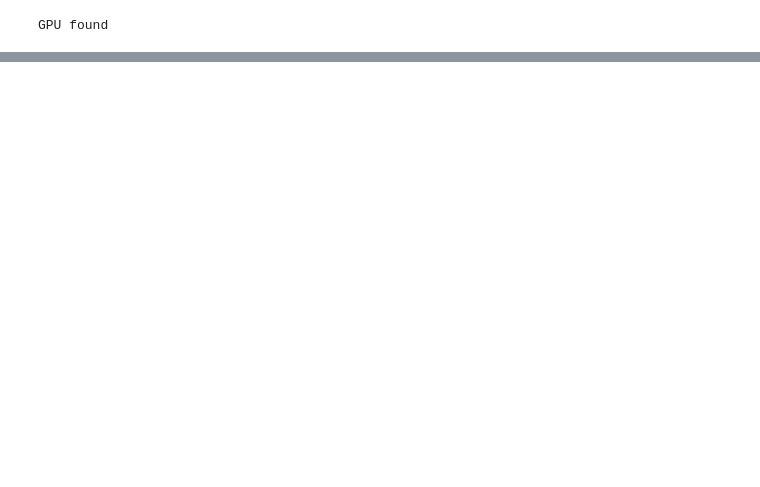
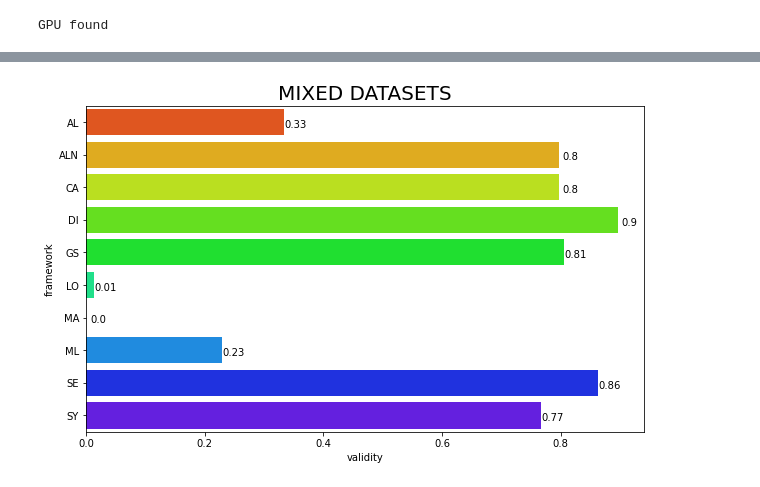
Before and after one commit to ADMAntwerp/CounterfactualBenchmark, a Jupyter notebook: CF Result Analisys.ipynb, the cells around one changed output, grey strips where cells are left out. Saved outputs shown, nothing was run; the diff lists cells and outputs as text; code cells hidden in the pictures; blank space fills up the shorter version.

```diff
--- a/CF Result Analisys.ipynb
+++ b/CF Result Analisys.ipynb
@@ -602,0 +917,16 @@ dsNames = np.sort(list(VAR_TYPES.keys())).tolist()
+# %%
+# Mixed
+validity_analysis_mix = df_all_results[df_all_results['dataset'].isin(mix_ds)][['framework', 'validity']].copy()
+validity_analysis_mix['validity'] = validity_analysis_mix['validity'].fillna(False)
+# %%
+# Calculate mean
+validity_analysis_mix_mean = validity_analysis_mix.groupby('framework').mean()
+validity_analysis_mix_mean = validity_analysis_mix_mean.reset_index()
+validity_analysis_mix_mean['framework'] = validity_analysis_mix_mean['framework'].map(short_frameworks)
+# %%
+ax = sns.barplot(x = "validity", y = "framework", data = validity_analysis_mix_mean, palette=sns.color_palette("gist_rainbow", 11))
+show_values_on_bars(ax, validity_analysis_mix_mean['validity'].tolist())
+ax.set_title('MIXED DATASETS', fontsize=20)
+ax.figure.set_size_inches(10,6)
+# %% [output]
+[figure, added]
```
Also changed, not shown: parts of 260 cells of this notebook, 1 other file.
